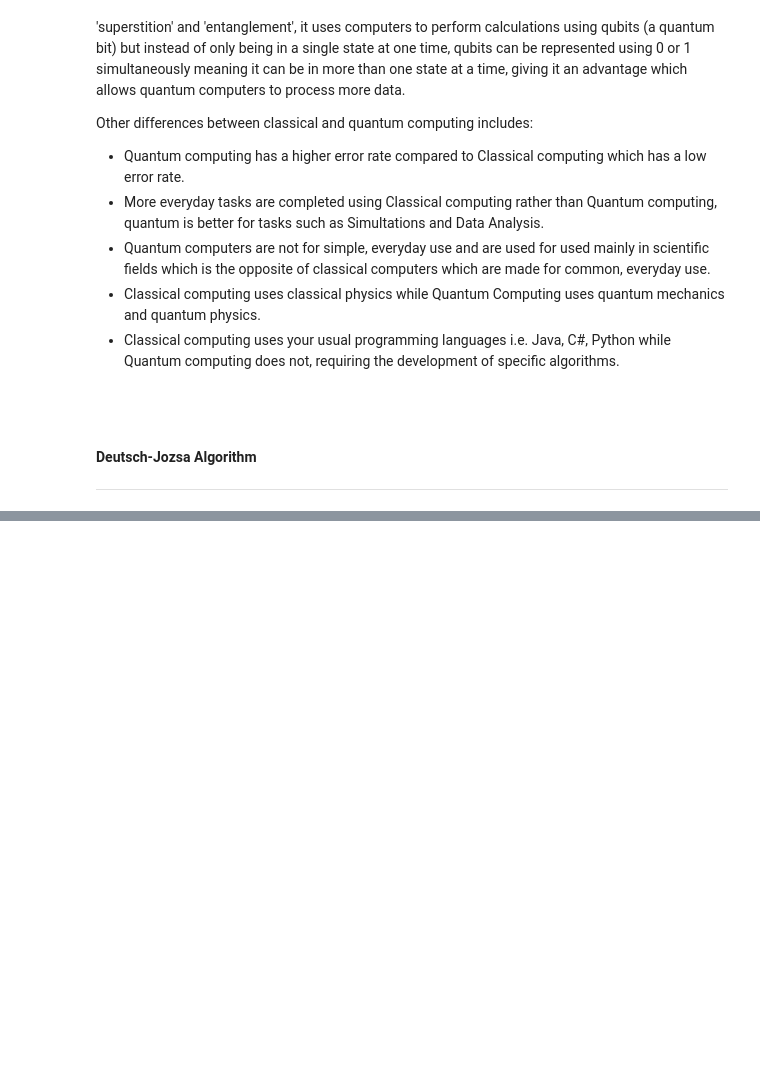
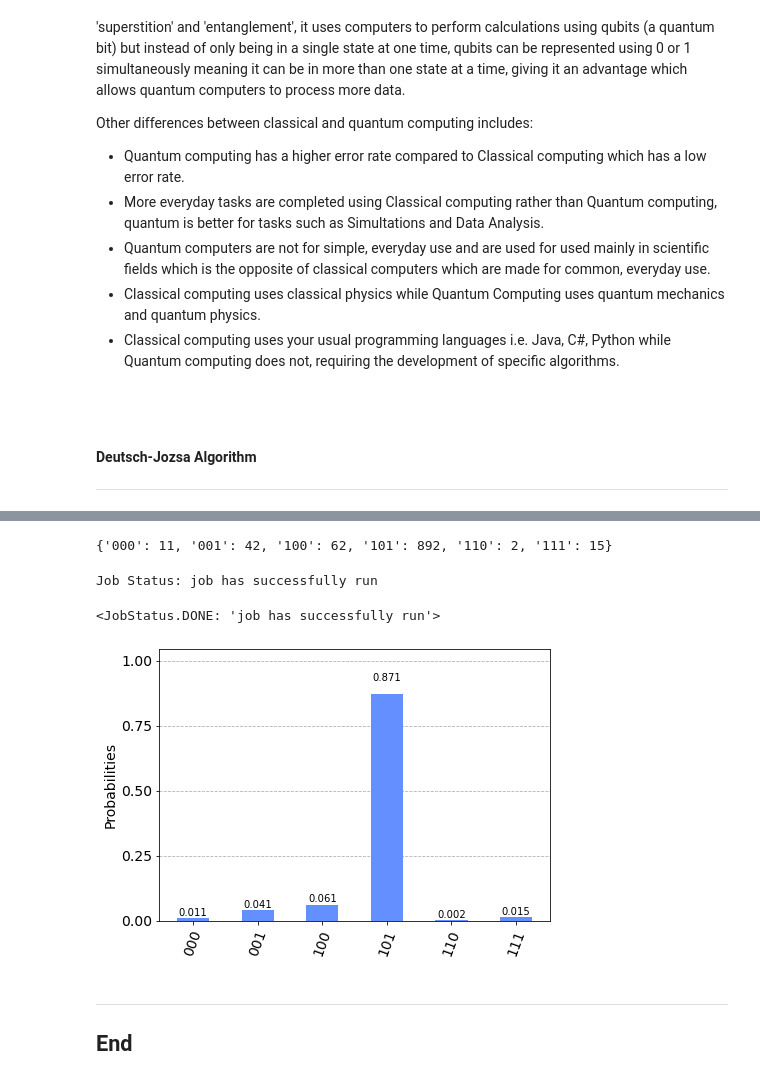
Before and after one commit to Emmanuel-Osabuehien/EmergingTechnologies, a Jupyter notebook: quantum-deutsch.ipynb, the cells around one changed output, grey strips where cells are left out. Saved outputs shown, nothing was run; the diff lists cells and outputs as text; code cells hidden in the pictures; blank space fills up the shorter version.

```diff
--- a/quantum-deutsch.ipynb
+++ b/quantum-deutsch.ipynb
@@ -70,0 +166,6 @@ from qiskit.tools.visualization import plot_histogram
+# %%
+IBMQ.load_account()
+provider = IBMQ.get_provider(hub='ibm-q')
+backend = least_busy(provider.backends(filters=lambda x: x.configuration().n_qubits >= (n+1) and
+                                   not x.configuration().simulator and x.status().operational==True))
+print("least busy backend: ", backend)
@@ -70,0 +175,23 @@ from qiskit.tools.visualization import plot_histogram
+# %%
+job = execute(dj_circuit, backend=backend, shots=1024)
+# %%
+answer = job.result().get_counts()
+answer
+# %% [output]
+{'000': 11, '001': 42, '100': 62, '101': 892, '110': 2, '111': 15}
+# %%
+job_monitor(job, interval=2)
+# %% [output]
+Job Status: job has successfully run
+# %%
+job.status()
+# %% [output]
+<JobStatus.DONE: 'job has successfully run'>
+# %%
+plot_histogram(answer)
+# %% [output]
+[figure, added]
+# %% [markdown]
+****
+
+## End
```
Also changed, not shown: parts of 9 cells of this notebook, 2 other files.
